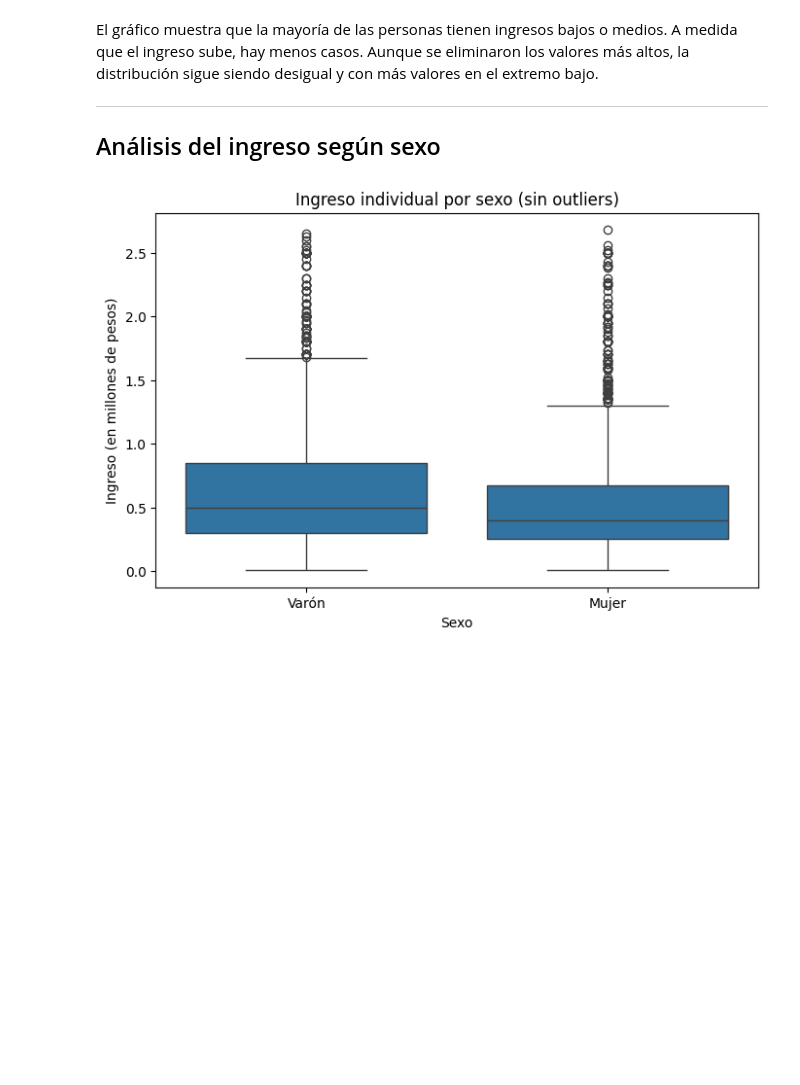
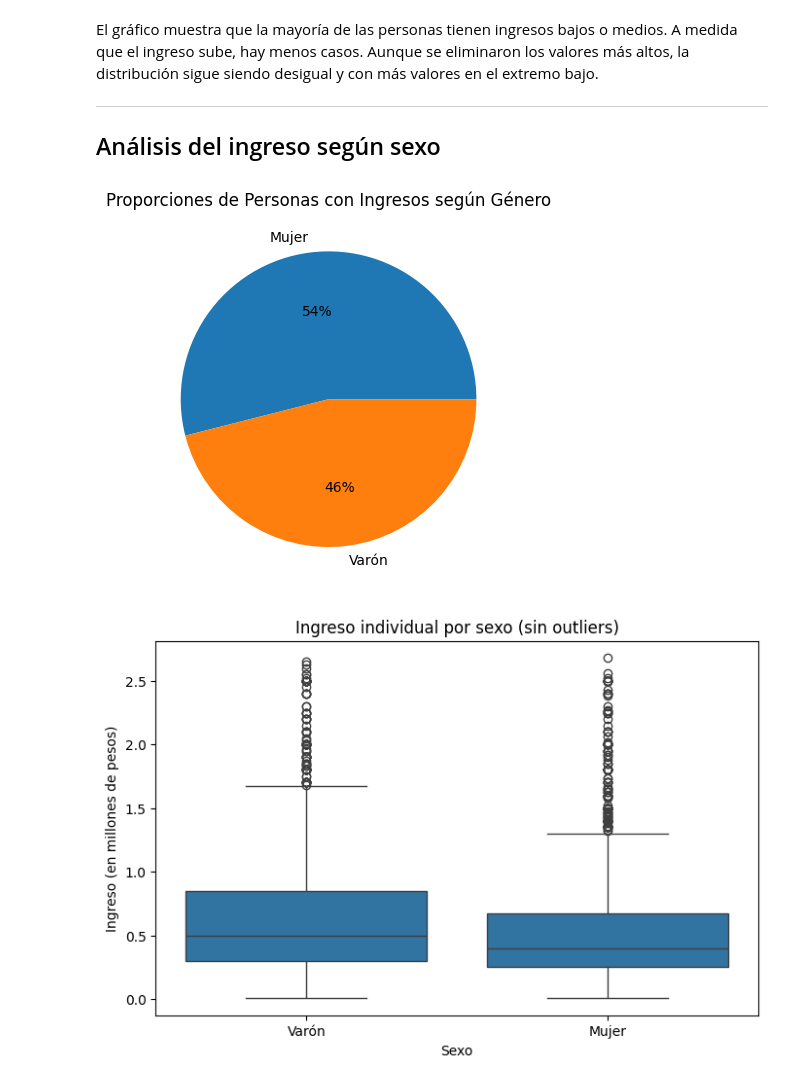
Before and after one commit to LMatiPerez/AnalisisDeDatosI_G5, a Jupyter notebook: procesamiento_bases.ipynb, the cells around one changed output. Saved outputs shown, nothing was run; the diff lists cells and outputs as text; code cells hidden in the pictures; blank space fills up the shorter version.

Commit message:
Distribución segun género

```diff
--- a/procesamiento_bases.ipynb
+++ b/procesamiento_bases.ipynb
@@ -343,4 +343,13 @@ El gráfico muestra que la mayoría de las personas tienen ingresos bajos o medi
 ---
 
 ## Análisis del ingreso según sexo
+# %%
+# Reemplazar los códigos por etiquetas
+df_sin_outliers['sexo'] = df_sin_outliers['sexo'].replace({1: 'Varón', 2: 'Mujer'})
+frecuencias = df_sin_outliers['sexo'].value_counts()
+plt.pie(frecuencias, labels=frecuencias.index, autopct="%.0f%%")
+plt.title("Proporciones de Personas con Ingresos según Género")
+plt.show()
+# %% [output]
+[figure, added]
 # %%
```
Also changed, not shown: parts of 1 cell of this notebook.
